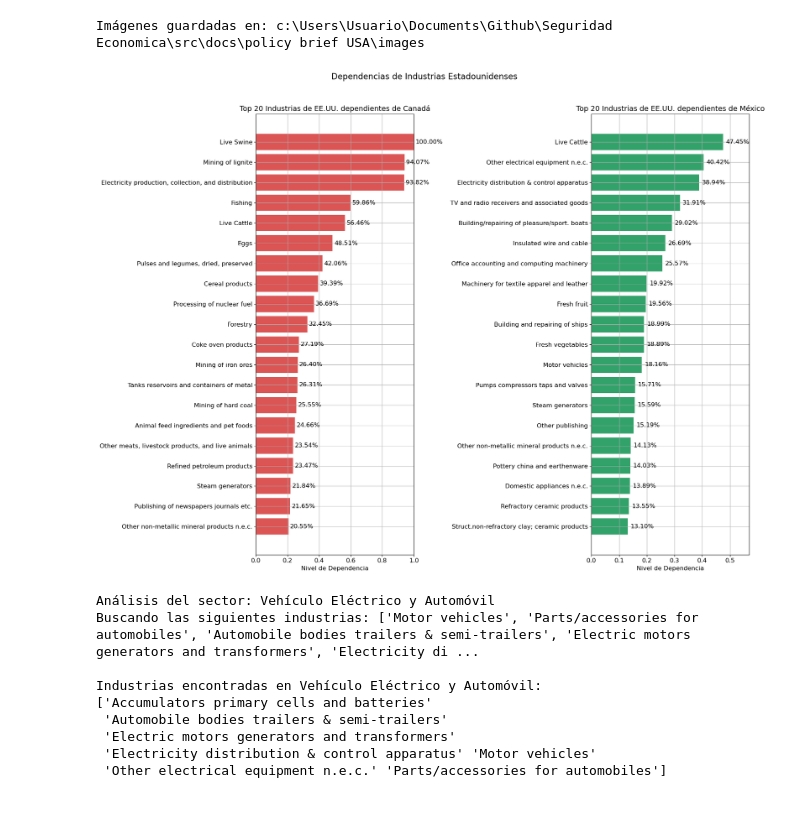
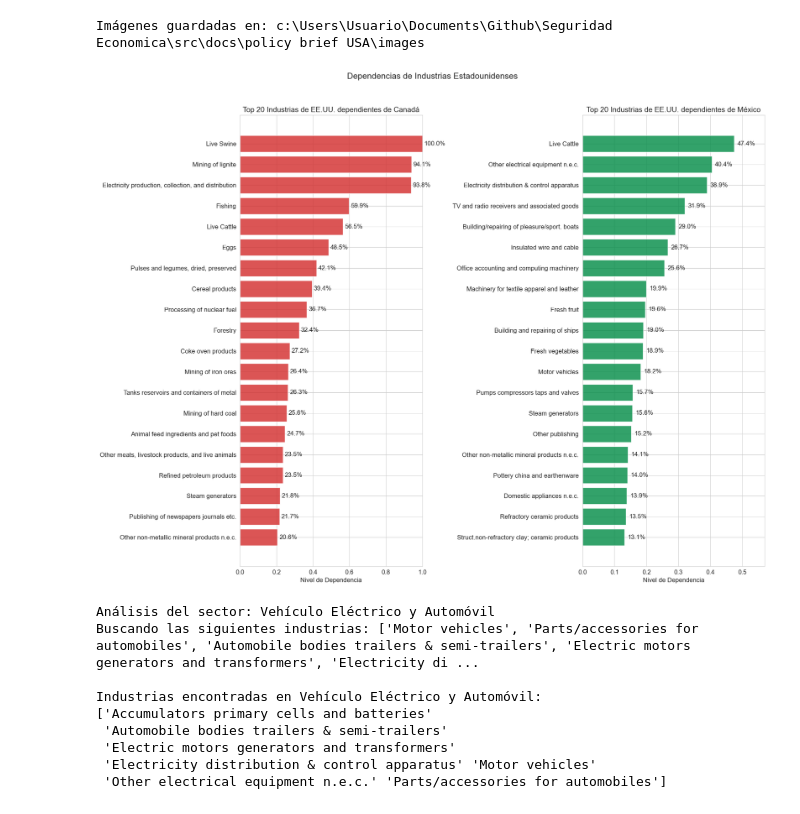
Before and after one commit to mhidper/Seguridad-Economica, a Jupyter notebook: src/notebooks/visualization/figuras_new.ipynb, the cells around one changed output. Drawn from its saved outputs; the diff is of its cells as text; code cells hidden in the pictures.

```diff
--- a/src/notebooks/visualization/figuras_new.ipynb
+++ b/src/notebooks/visualization/figuras_new.ipynb
@@ -264,7 +264,7 @@ for i, country in enumerate(ordered_countries):
 
         # Añadir valor encima de la barra
         if total_val > 0.01:  # Solo mostrar valores significativos
-            ax.text(x_pos, total_val + 0.01, f'{total_val:.2%}',
+            ax.text(x_pos, total_val + 0.01, f'{total_val:.1%}',
                   ha='center', va='bottom', fontsize=8, rotation=90)
 
 # Configurar ejes y leyendas
@@ -580,7 +580,7 @@ try:
             ax1.text(
                 width + 0.01,
                 bar.get_y() + bar.get_height()/2,
-                f'{width:.2%}',
+                f'{width:.1%}',
                 va='center'
             )
 
@@ -620,38 +620,38 @@ try:
             ax2.text(
                 width + 0.01,
                 bar.get_y() + bar.get_height()/2,
-                f'{width:.2%}',
+                f'{width:.1%}',
                 va='center'
             )
 
         # Configurar título y etiquetas
         ax2.set_title(
             f'Top 20 Industrias de EE.UU. dependientes de {country_names["MEX"]}',
             fontsize=14
         )
         ax2.set_xlabel('Nivel de Dependencia')
         ax2.set_xlim(0, min(1, mexico_deps['dependency_value'].max() * 1.2))
     else:
         ax2.text(0.5, 0.5, 'No hay datos disponibles para México',
                 ha='center', va='center', fontsize=14)
 except Exception as e:
     print(f"Error al procesar datos de México: {str(e)}")
     ax2.text(0.5, 0.5, f'Error: {str(e)}', ha='center', va='center')
 
 # Añadir un título general
 fig.suptitle('Dependencias de Industrias Estadounidenses', fontsize=16, y=0.98)
 
 # Ajustar el diseño
 plt.tight_layout()
 plt.subplots_adjust(top=0.90)  # Ajustar para dejar espacio al título general
 
 # Mostrar la figura
 plt.show()
 
 # También se puede guardar la figura
 fig.savefig(image_dir / 'usa_dependencias_can_mex.png', dpi=300, bbox_inches='tight')
 # %% [output]
-[figure, old version]
+[figure, new version]
 # %%
 # Configuración de estilo
 plt.rcParams['figure.figsize'] = [12, 8]
```
Also changed, not shown: parts of 3 cells of this notebook, 7 other files.
